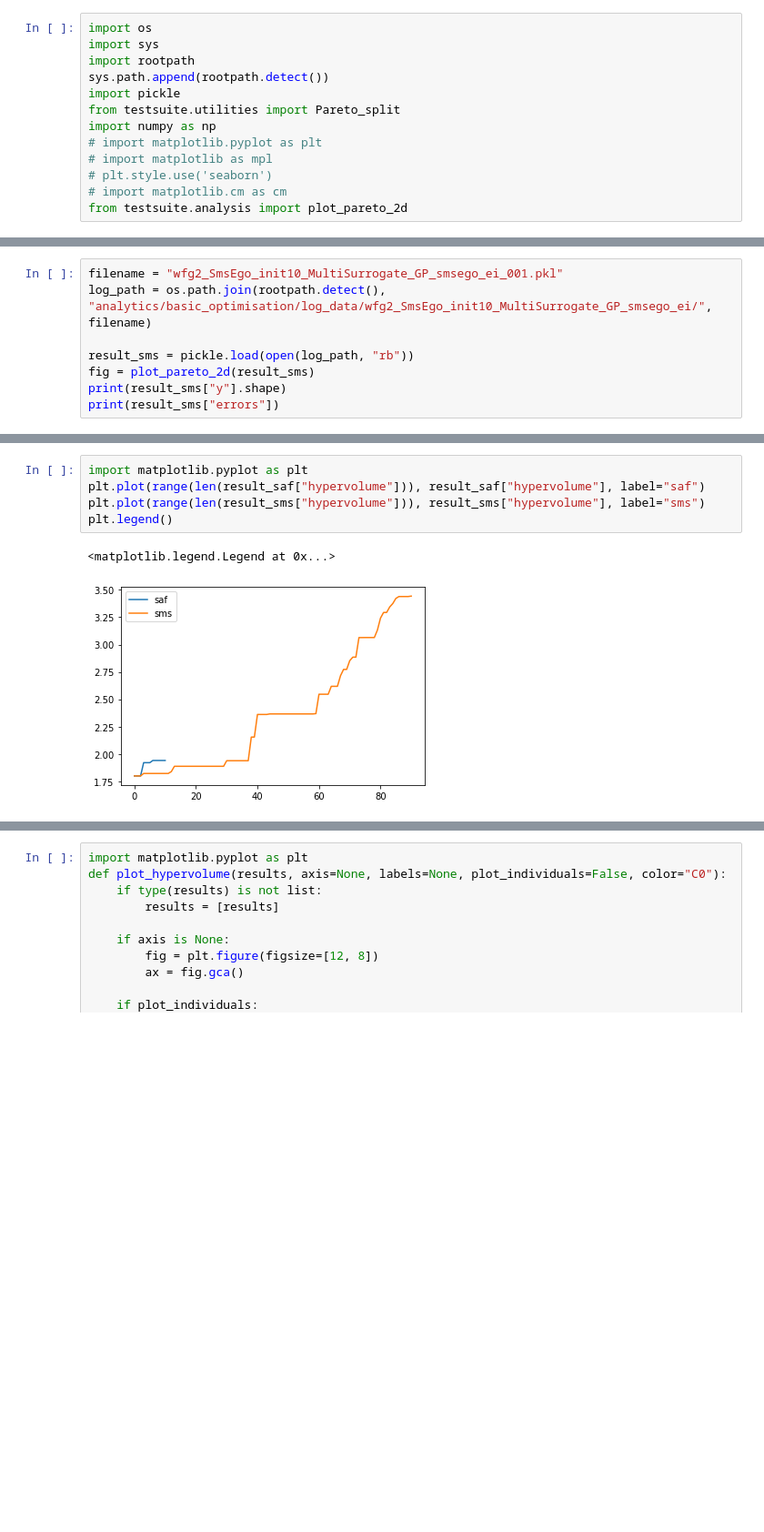
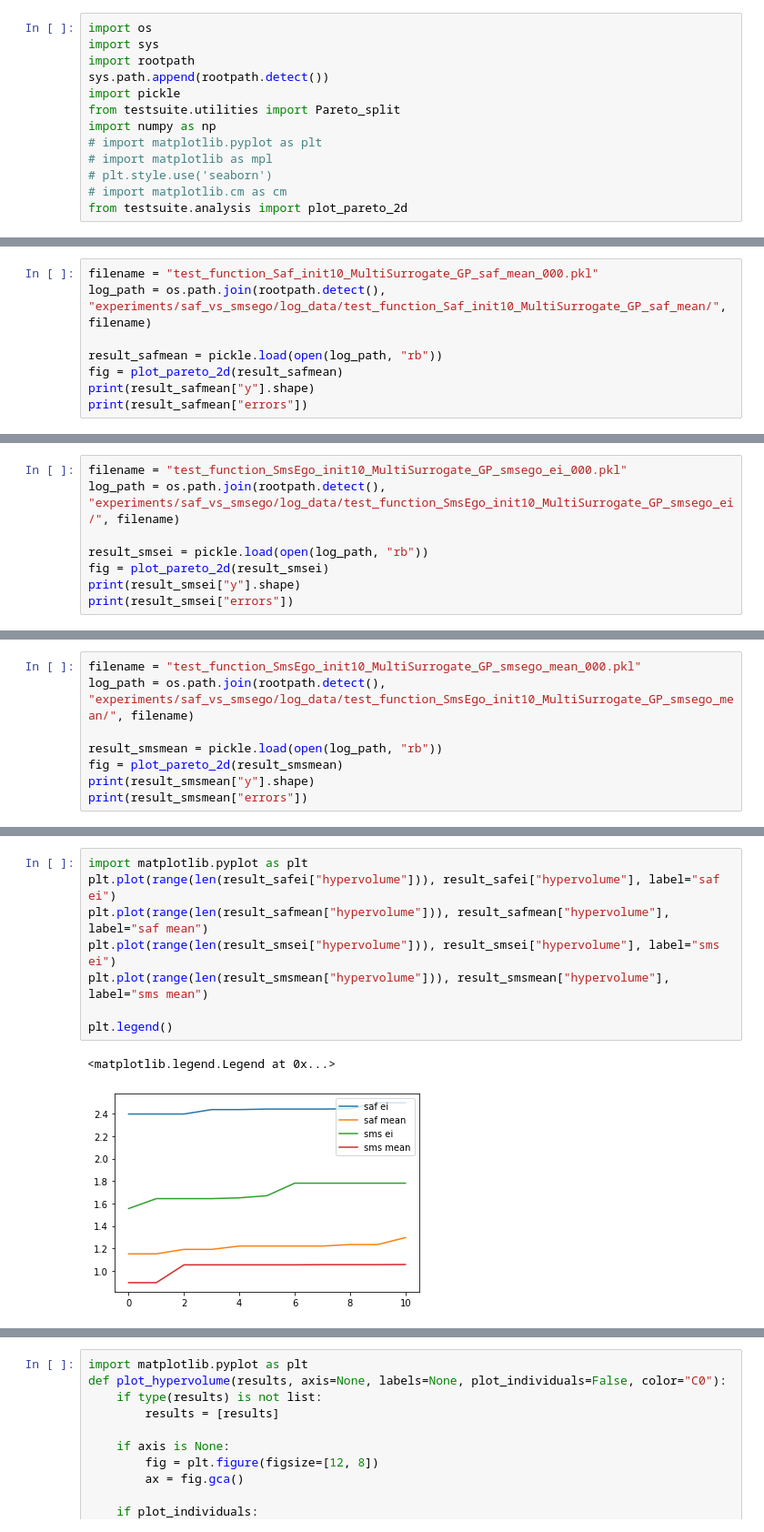
Before and after one commit to FinleyGibson/SAF_EMO, a Jupyter notebook: analytics/analysis/basic_load_model.ipynb, the cells around one changed output, grey strips where cells are left out. Shown: that part at 91% size. Drawn from its saved outputs; the diff is of its cells as text; blank space fills up the shorter version.

```diff
--- a/analytics/analysis/basic_load_model.ipynb
+++ b/analytics/analysis/basic_load_model.ipynb
@@ -26,9 +26,9 @@ print(result_saf["errors"])
 # %%
-filename = "wfg2_SmsEgo_init10_MultiSurrogate_GP_smsego_ei_001.pkl"
-log_path = os.path.join(rootpath.detect(), "analytics/basic_optimisation/log_data/wfg2_SmsEgo_init10_MultiSurrogate_GP_smsego_ei/", filename)
+filename = "test_function_Saf_init10_MultiSurrogate_GP_saf_mean_000.pkl"
+log_path = os.path.join(rootpath.detect(), "experiments/saf_vs_smsego/log_data/test_function_Saf_init10_MultiSurrogate_GP_saf_mean/", filename)
 
-result_sms = pickle.load(open(log_path, "rb"))
-fig = plot_pareto_2d(result_sms)
-print(result_sms["y"].shape)
-print(result_sms["errors"])
+result_safmean = pickle.load(open(log_path, "rb"))
+fig = plot_pareto_2d(result_safmean)
+print(result_safmean["y"].shape)
+print(result_safmean["errors"])
 # %% [output]
@@ -37,0 +38,8 @@ print(result_sms["errors"])
+# %%
+filename = "test_function_SmsEgo_init10_MultiSurrogate_GP_smsego_ei_000.pkl"
+log_path = os.path.join(rootpath.detect(), "experiments/saf_vs_smsego/log_data/test_function_SmsEgo_init10_MultiSurrogate_GP_smsego_ei/", filename)
+
+result_smsei = pickle.load(open(log_path, "rb"))
+fig = plot_pareto_2d(result_smsei)
+print(result_smsei["y"].shape)
+print(result_smsei["errors"])
@@ -37,0 +50,8 @@ print(result_sms["errors"])
+# %%
+filename = "test_function_SmsEgo_init10_MultiSurrogate_GP_smsego_mean_000.pkl"
+log_path = os.path.join(rootpath.detect(), "experiments/saf_vs_smsego/log_data/test_function_SmsEgo_init10_MultiSurrogate_GP_smsego_mean/", filename)
+
+result_smsmean = pickle.load(open(log_path, "rb"))
+fig = plot_pareto_2d(result_smsmean)
+print(result_smsmean["y"].shape)
+print(result_smsmean["errors"])
@@ -38,8 +62,11 @@ print(result_sms["errors"])
 # %%
 import matplotlib.pyplot as plt
-plt.plot(range(len(result_saf["hypervolume"])), result_saf["hypervolume"], label="saf")
-plt.plot(range(len(result_sms["hypervolume"])), result_sms["hypervolume"], label="sms")
+plt.plot(range(len(result_safei["hypervolume"])), result_safei["hypervolume"], label="saf ei")
+plt.plot(range(len(result_safmean["hypervolume"])), result_safmean["hypervolume"], label="saf mean")
+plt.plot(range(len(result_smsei["hypervolume"])), result_smsei["hypervolume"], label="sms ei")
+plt.plot(range(len(result_smsmean["hypervolume"])), result_smsmean["hypervolume"], label="sms mean")
+
 plt.legend()
 # %% [output]
 <matplotlib.legend.Legend at 0x...>
-[figure, old version]
+[figure, new version]
```
Also changed, not shown: parts of 7 cells of this notebook, 3 other files.
